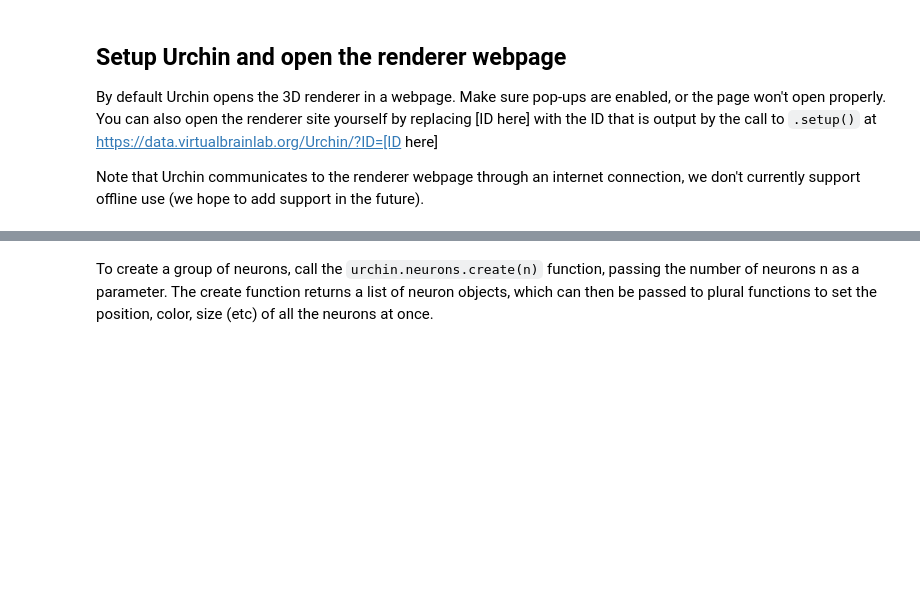
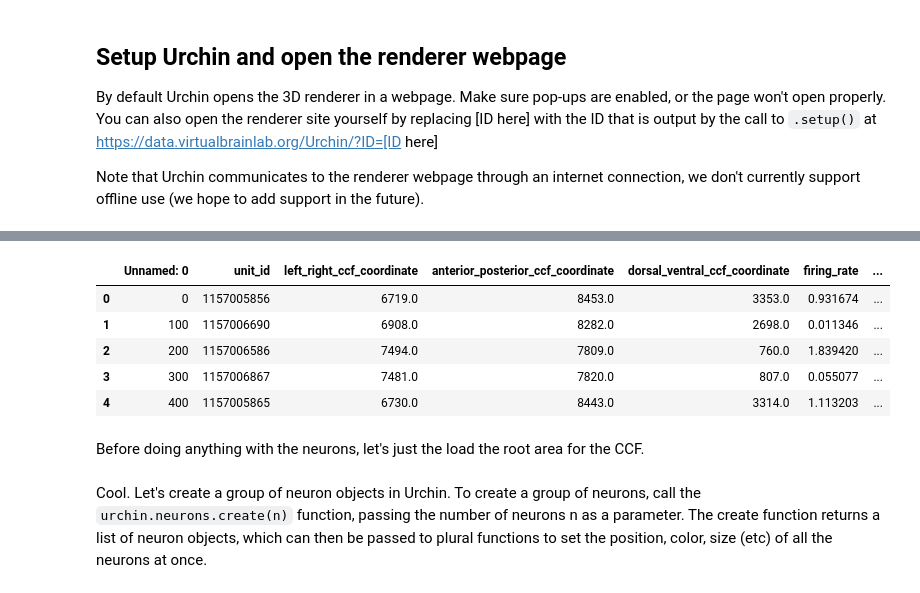
Before and after one commit to VirtualBrainLab/urchin-examples, a Jupyter notebook: basics/neurons_particles.ipynb, the cells around one changed output, grey strips where cells are left out. Saved outputs shown, nothing was run; the diff lists cells and outputs as text; code cells hidden in the pictures; blank space fills up the shorter version.

```diff
--- a/basics/neurons_particles.ipynb
+++ b/basics/neurons_particles.ipynb
@@ -27,0 +39,17 @@ urchin.setup()
+# %%
+file_id = '1ocRd8yXIyYWEpfcTYpLS_TA7-w4ikN8i'
+download_link = f"https://drive.google.com/uc?id={file_id}"
+response = requests.get(download_link)
+
+df = pd.read_csv(io.StringIO(response.text))
+# %%
+df.head()
+# %% [output]
+|  | Unnamed: 0 | unit_id | left_right_ccf_coordinate | anterior_posterior_ccf_coordinate | dorsal_ventral_ccf_coordinate | firing_rate | ... |
+| 0 | 0 | 1157005856 | 6719.0 | 8453.0 | 3353.0 | 0.931674 | ... |
+| 1 | 100 | 1157006690 | 6908.0 | 8282.0 | 2698.0 | 0.011346 | ... |
+| 2 | 200 | 1157006586 | 7494.0 | 7809.0 | 760.0 | 1.839420 | ... |
+| 3 | 300 | 1157006867 | 7481.0 | 7820.0 | 807.0 | 0.055077 | ... |
+| 4 | 400 | 1157005865 | 6730.0 | 8443.0 | 3314.0 | 1.113203 | ... |
+# %% [markdown]
+Before doing anything with the neurons, let's just the load the root area for the CCF.
@@ -28,2 +62,2 @@ urchin.setup()
 # %% [markdown]
-To create a group of neurons, call the `urchin.neurons.create(n)` function, passing the number of neurons n as a parameter. The create function returns a list of neuron objects, which can then be passed to plural functions to set the position, color, size (etc) of all the neurons at once.
+Cool. Let's create a group of neuron objects in Urchin. To create a group of neurons, call the `urchin.neurons.create(n)` function, passing the number of neurons n as a parameter. The create function returns a list of neuron objects, which can then be passed to plural functions to set the position, color, size (etc) of all the neurons at once.
```
Also changed, not shown: parts of 26 cells of this notebook.
